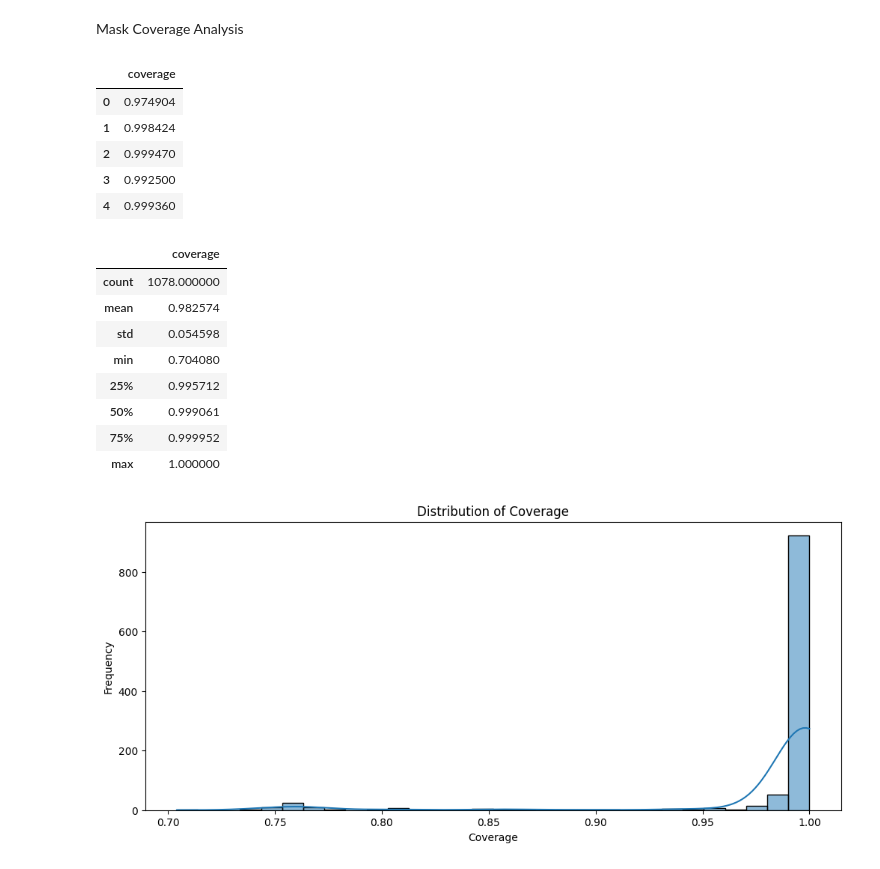
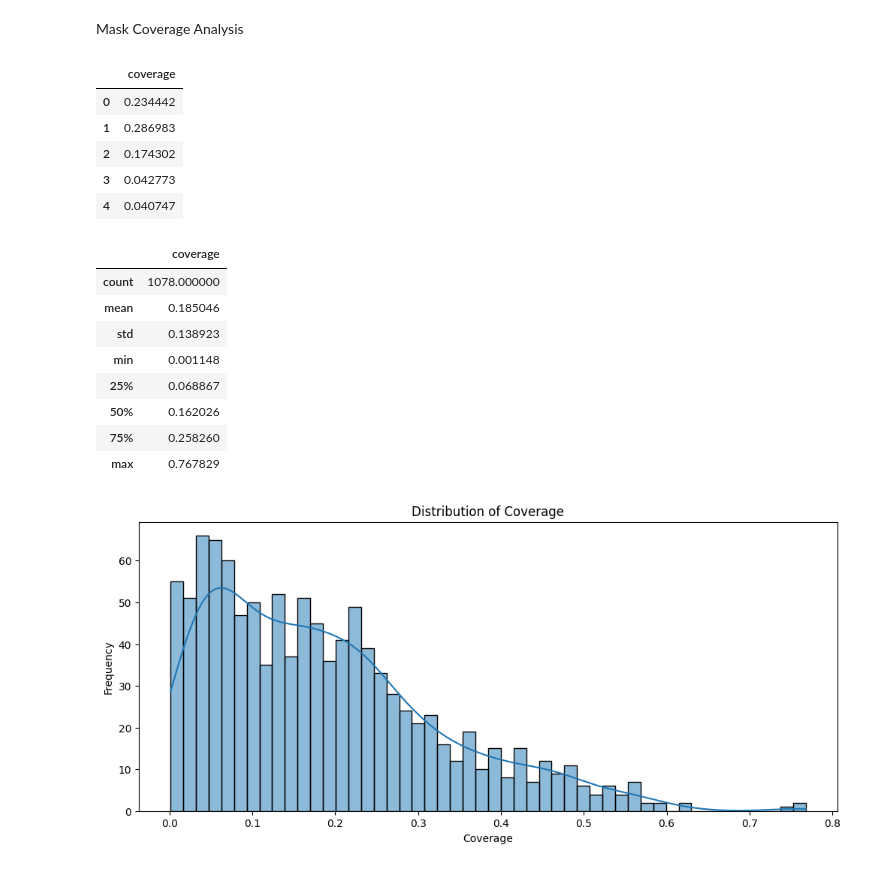
Before and after one commit to ScarletNemesis/High-Level-Military-Camouflage-Detection, a Jupyter notebook: EDA_Of_ACD1K.ipynb, the cells around one changed output. Cells and saved outputs as stored; diff of their text form; code cells hidden in the pictures.

```diff
--- a/EDA_Of_ACD1K.ipynb
+++ b/EDA_Of_ACD1K.ipynb
@@ -106,42 +106,64 @@ plt.show()
 # %% [markdown]
 Mask Coverage Analysis
 # %%
-coverage_data =[]
-for folder in [Train_Img_Path, Test_Img_Path]:
-    for img_file in tqdm(os.listdir(folder)):
-        img_path = os.path.join(folder, img_file)
-        mask = cv2.imread(img_path, cv2.IMREAD_GRAYSCALE)
-        total_pixels = mask.size
-        foreground_pixels = np.sum(mask > 0)
+coverage_data = []
+
+for folder in [Train_Mask_Path, Test_Mask_Path]:
+
+    for file in tqdm(os.listdir(folder)):
+
+        path = os.path.join(folder, file)
+
+        mask = cv2.imread(
+            path,
+            cv2.IMREAD_GRAYSCALE
+        )
+
+        _, binary = cv2.threshold(
+            mask,
+            127,
+            255,
+            cv2.THRESH_BINARY
+        )
+
+        total_pixels = binary.size
+
+        foreground_pixels = np.sum(binary == 255)
+
         coverage = foreground_pixels / total_pixels
+
         coverage_data.append(coverage)
-coverage_df = pd.DataFrame({'coverage': coverage_data})
+
+coverage_df = pd.DataFrame({
+    "coverage": coverage_data
+})
+
 coverage_df.head()
 # %% [output]
 |  | coverage |
-| 0 | 0.974904 |
-| 1 | 0.998424 |
-| 2 | 0.999470 |
-| 3 | 0.992500 |
-| 4 | 0.999360 |
+| 0 | 0.234442 |
+| 1 | 0.286983 |
+| 2 | 0.174302 |
+| 3 | 0.042773 |
+| 4 | 0.040747 |
 # %%
 coverage_df.describe()
 # %% [output]
 |  | coverage |
 | count | 1078.000000 |
-| mean | 0.982574 |
-| std | 0.054598 |
-| min | 0.704080 |
-| 25% | 0.995712 |
-| 50% | 0.999061 |
-| 75% | 0.999952 |
-| max | 1.000000 |
+| mean | 0.185046 |
+| std | 0.138923 |
+| min | 0.001148 |
+| 25% | 0.068867 |
+| 50% | 0.162026 |
+| 75% | 0.258260 |
+| max | 0.767829 |
 # %%
 plt.figure(figsize=(12, 5))
-sns.histplot(data=coverage_df, x='coverage', bins=30, kde=True)
+sns.histplot(data=coverage_df, x='coverage', bins=50, kde=True)
 plt.title("Distribution of Coverage")
 plt.xlabel("Coverage")
 plt.ylabel("Frequency")
 plt.show()
 # %% [output]
-[figure, old version]
+[figure, new version]
```
Also changed, not shown: parts of 10 cells of this notebook.
